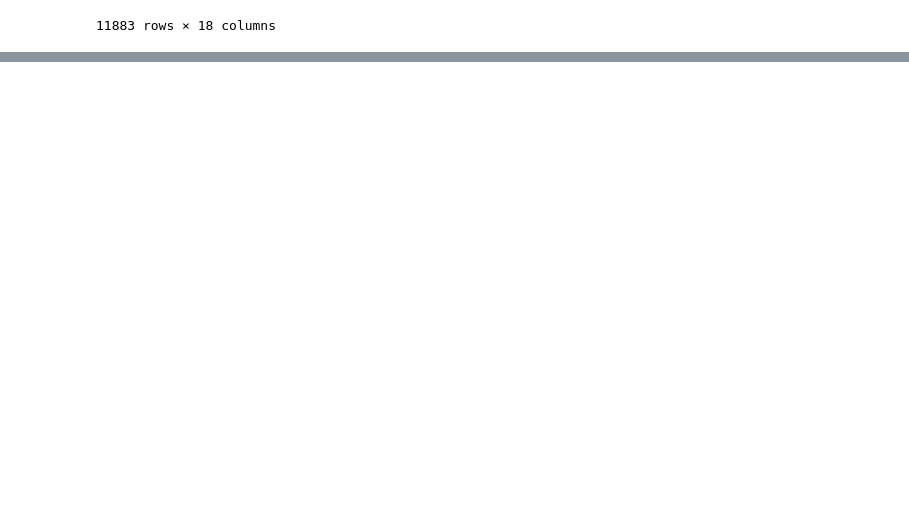
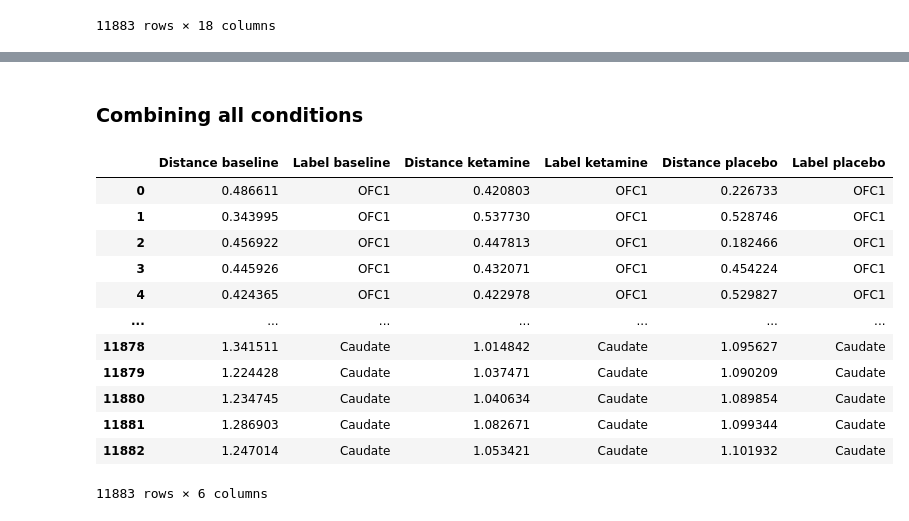
Before and after one commit to Jennt11/Masterthesis, a Jupyter notebook: 2020-01-Calculating_centroids_ROI.ipynb, the cells around one changed output, grey strips where cells are left out. Drawn from its saved outputs; the diff is of its cells as text; code cells hidden in the pictures; blank space fills up the shorter version.

```diff
--- a/2020-01-Calculating_centroids_ROI.ipynb
+++ b/2020-01-Calculating_centroids_ROI.ipynb
@@ -224,0 +286,5 @@ df_p
+# %%
+placebo_df = pd.DataFrame.from_dict(val, orient='index')
+p_voxel_centroid = pd.concat([placebo_df, roi_label_list_df], axis=1)
+p_voxel_centroid.columns = ['Distance placebo', 'Label placebo']
+np.save('/Users/jenniferthem/Masterthesis_Data/January2020/centroid_dist_placebo', p_voxel_centroid)
@@ -306,3 +394,11 @@ df_k
 | Putamen | 0.807107 |
 | NAcc | 0.756361 |
 | Caudate | 0.731821 |
+# %%
+[val_k, roi_label_list_k] = calculate_dist_voxel_to_resp_centroid(UMAP_ROI_k)
+roi_label_list_df = pd.DataFrame(roi_label_list_k)
+ketamine_df = pd.DataFrame.from_dict(val_k, orient='index')
+k_voxel_centroid = pd.concat([ketamine_df, roi_label_list_df], axis=1)
+k_voxel_centroid.columns = ['Distance ketamine', 'Label ketamine']
+np.save('/Users/jenniferthem/Masterthesis_Data/January2020/centroid_dist_ketamine', k_voxel_centroid)
+k_voxel_centroid
@@ -390,3 +502,11 @@ df_b
 | Putamen | 0.815269 |
 | NAcc | 0.608191 |
 | Caudate | 0.818079 |
+# %%
+[val_b, roi_label_list_b] = calculate_dist_voxel_to_resp_centroid(UMAP_ROI_b)
+roi_label_list_df = pd.DataFrame(roi_label_list_b)
+baseline_df = pd.DataFrame.from_dict(val_b, orient='index')
+b_voxel_centroid = pd.concat([baseline_df, roi_label_list_df], axis=1)
+b_voxel_centroid.columns = ['Distance baseline', 'Label baseline']
+np.save('/Users/jenniferthem/Masterthesis_Data/January2020/centroid_dist_baseline', b_voxel_centroid)
+b_voxel_centroid
@@ -442,0 +616,21 @@ pd.DataFrame(all_voxels_to_all_ROIs_b)
+# %% [markdown]
+### Combining all conditions
+# %%
+df_all = pd.concat([b_voxel_centroid, k_voxel_centroid, p_voxel_centroid], axis=1)
+np.save('/Users/jenniferthem/Masterthesis_Data/January2020/centroid_dist_all_cond', df_all)
+# %%
+df_all
+# %% [output]
+|  | Distance baseline | Label baseline | Distance ketamine | Label ketamine | Distance placebo | Label placebo |
+| 0 | 0.486611 | OFC1 | 0.420803 | OFC1 | 0.226733 | OFC1 |
+| 1 | 0.343995 | OFC1 | 0.537730 | OFC1 | 0.528746 | OFC1 |
+| 2 | 0.456922 | OFC1 | 0.447813 | OFC1 | 0.182466 | OFC1 |
+| 3 | 0.445926 | OFC1 | 0.432071 | OFC1 | 0.454224 | OFC1 |
+| 4 | 0.424365 | OFC1 | 0.422978 | OFC1 | 0.529827 | OFC1 |
+| ... | ... | ... | ... | ... | ... | ... |
+| 11878 | 1.341511 | Caudate | 1.014842 | Caudate | 1.095627 | Caudate |
+| 11879 | 1.224428 | Caudate | 1.037471 | Caudate | 1.090209 | Caudate |
+| 11880 | 1.234745 | Caudate | 1.040634 | Caudate | 1.089854 | Caudate |
+| 11881 | 1.286903 | Caudate | 1.082671 | Caudate | 1.099344 | Caudate |
+| 11882 | 1.247014 | Caudate | 1.053421 | Caudate | 1.101932 | Caudate |
+11883 rows × 6 columns
```
Also changed, not shown: parts of 84 cells of this notebook, 4 other files.
